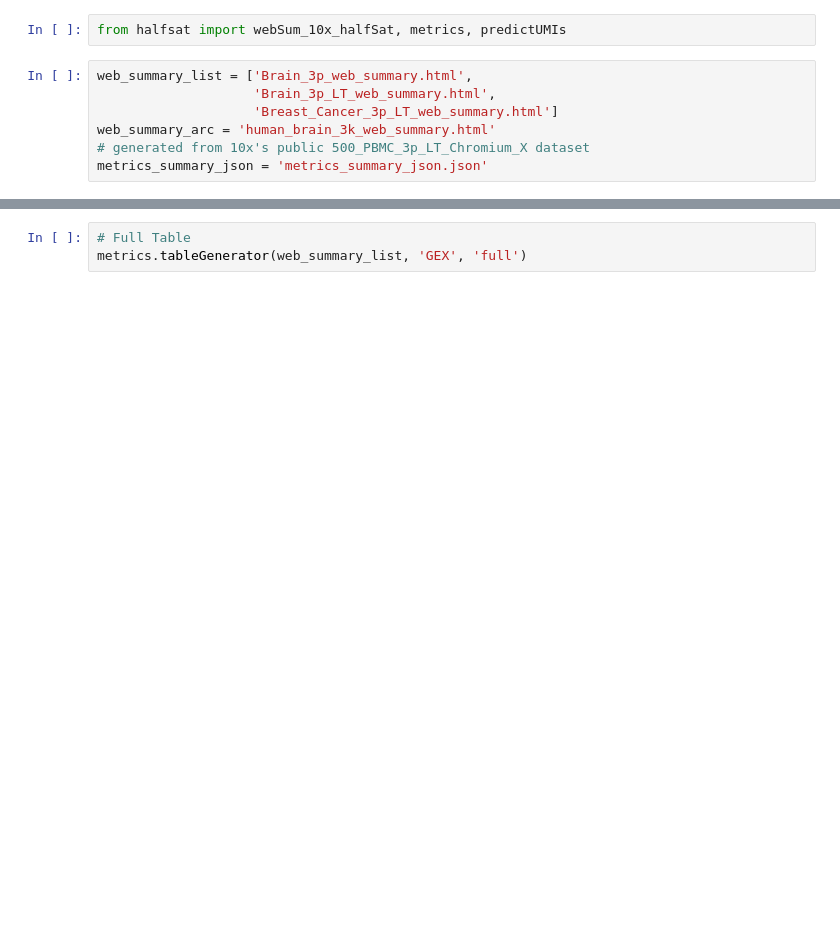
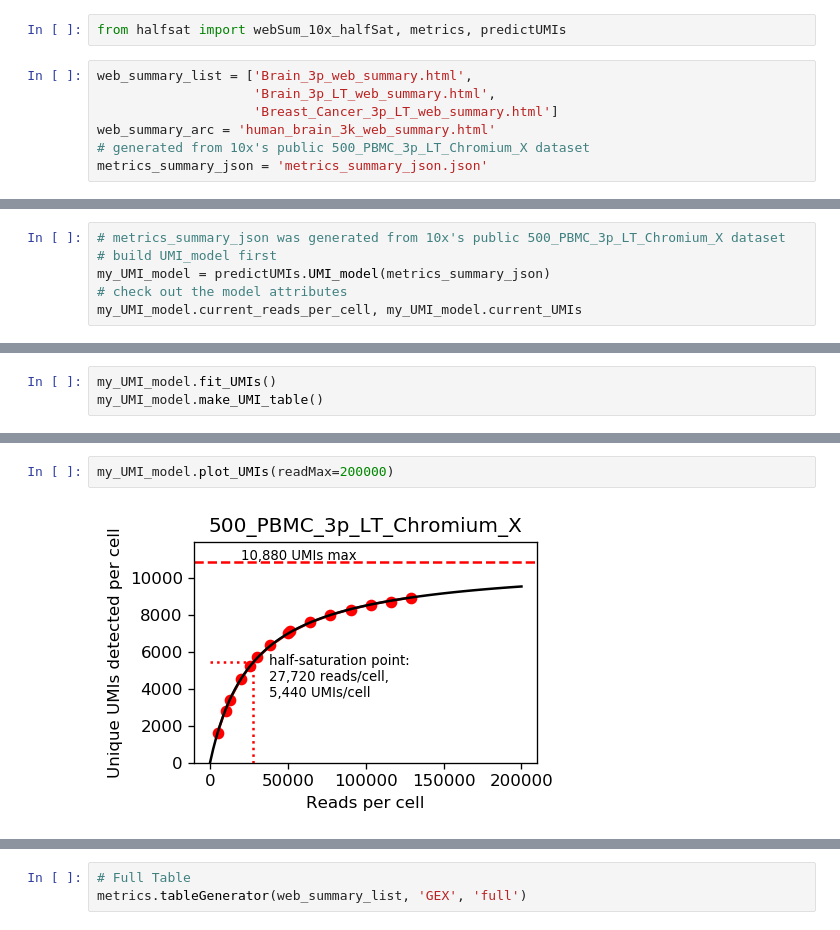
Before and after one commit to jpreall/halfsat, a Jupyter notebook: Example/halfSat-example.ipynb, the cells around one changed output, grey strips where cells are left out. Cells and saved outputs as stored; diff of their text form; blank space fills up the shorter version.

```diff
--- a/Example/halfSat-example.ipynb
+++ b/Example/halfSat-example.ipynb
@@ -116,0 +24,6 @@ predictUMIs.plotUMIcurve(metrics_summary_json, readMax=175000, readsDesired=1500
+# %%
+# metrics_summary_json was generated from 10x's public 500_PBMC_3p_LT_Chromium_X dataset
+# build UMI_model first
+my_UMI_model = predictUMIs.UMI_model(metrics_summary_json)
+# check out the model attributes
+my_UMI_model.current_reads_per_cell, my_UMI_model.current_UMIs
@@ -116,0 +44,3 @@ predictUMIs.plotUMIcurve(metrics_summary_json, readMax=175000, readsDesired=1500
+# %%
+my_UMI_model.fit_UMIs()
+my_UMI_model.make_UMI_table()
@@ -116,0 +57,4 @@ predictUMIs.plotUMIcurve(metrics_summary_json, readMax=175000, readsDesired=1500
+# %%
+my_UMI_model.plot_UMIs(readMax=200000)
+# %% [output]
+[figure, added]
```
Also changed, not shown: parts of 26 cells of this notebook.
